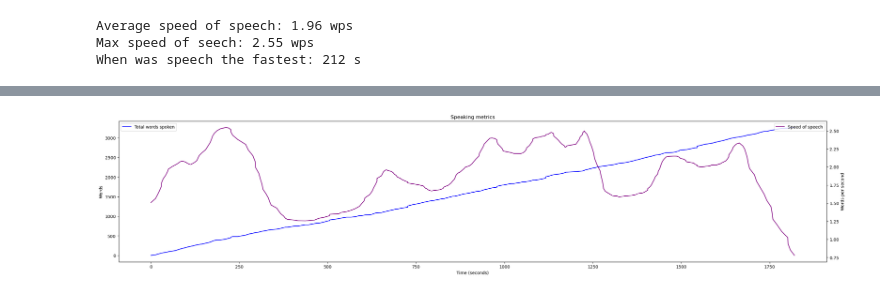
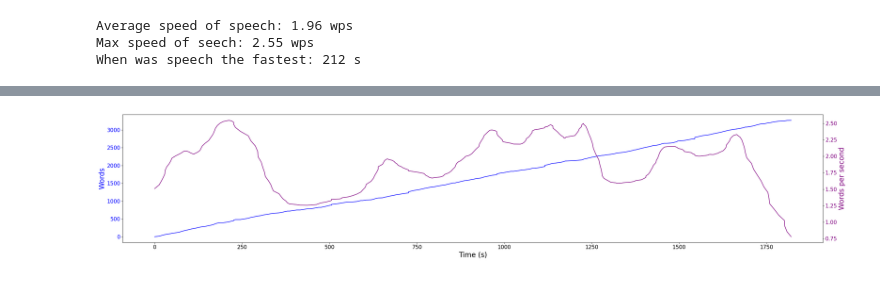
Before and after one commit to frznfrgg/ai_lector, a Jupyter notebook: metrics.ipynb, the cells around one changed output, grey strips where cells are left out. Cells and saved outputs as stored; diff of their text form; code cells hidden in the pictures.

```diff
--- a/metrics.ipynb
+++ b/metrics.ipynb
@@ -99,3 +134,5 @@ words_per_second = gaussian_smoothing(words_per_second, degree=20)
+# %%
+words_per_second = calculate_derivative()
 # %% [markdown]
 ### Calculating basic staistics
 # %%
@@ -111,0 +147,37 @@ def calculate_statistics(
+# %%
+def plot_metrics(
+    words_counter: List[int],
+    words_per_second: List[int],
+    seconds: List[int],
+    colors=["blue", "purple"],
+) -> NoReturn:
+    """Plots graphs with basic merics: total words spoken, words per second, max speed of speech.
+
+    Args:
+        words_counter (List[int]): List that represents how many words were spoken.
+        words_per_second (List[int]): List that represents how fast the words are spoken.
+        seconds (List[int]): List that represents timestamps in seconds.
+        colors (list, optional): List that represents which colors to use for plotting total words and words per second accordingly. Defaults to ["blue", "purple"]
+
+    Returns:
+        NoReturn
+    """
+
+    fig, ax1 = plt.subplots(figsize=(30, 6))
+
+    color = colors[0]
+    ax1.set_xlabel("Time (s)", fontsize=20)
+    ax1.set_ylabel("Words", color=color, fontsize=20)
+    ax1.plot(seconds, words_counter, color=color)
+    ax1.tick_params(axis="y", labelcolor=color, labelsize=15)
+    ax1.tick_params(axis="x", labelsize=15)
+
+    ax2 = ax1.twinx()
+
+    color = colors[1]
+    ax2.set_ylabel("Words per second", color=color, fontsize=20)
+    ax2.plot(seconds, words_per_second, color=color)
+    ax2.tick_params(axis="y", labelcolor=color, labelsize=15)
+
+    fig.tight_layout()
+    plt.show()
@@ -151,18 +207,4 @@ plt.show()
-# %%
-plt.figure(figsize=(30, 6))
-plt.title("Speaking metrics")
-
-plt.plot(seconds, words_counter, color="blue", label="Total words spoken")
-plt.ylabel("Words")
-plt.xlabel("Time (seconds)")
-plt.xticks()
-plt.legend(loc="upper left")
-
-ax2 = plt.gca().twinx()
-
-plt.plot(seconds, words_per_second, color="purple", label="Speed of speech")
-plt.ylabel("Words per second")
-plt.legend(loc="upper right")
-plt.show()
-# %% [output]
-[figure, removed]
+# %%
+plot_metrics(words_counter, words_per_second, seconds)
+# %% [output]
+[figure, added]
```
Also changed, not shown: parts of 14 cells of this notebook.
